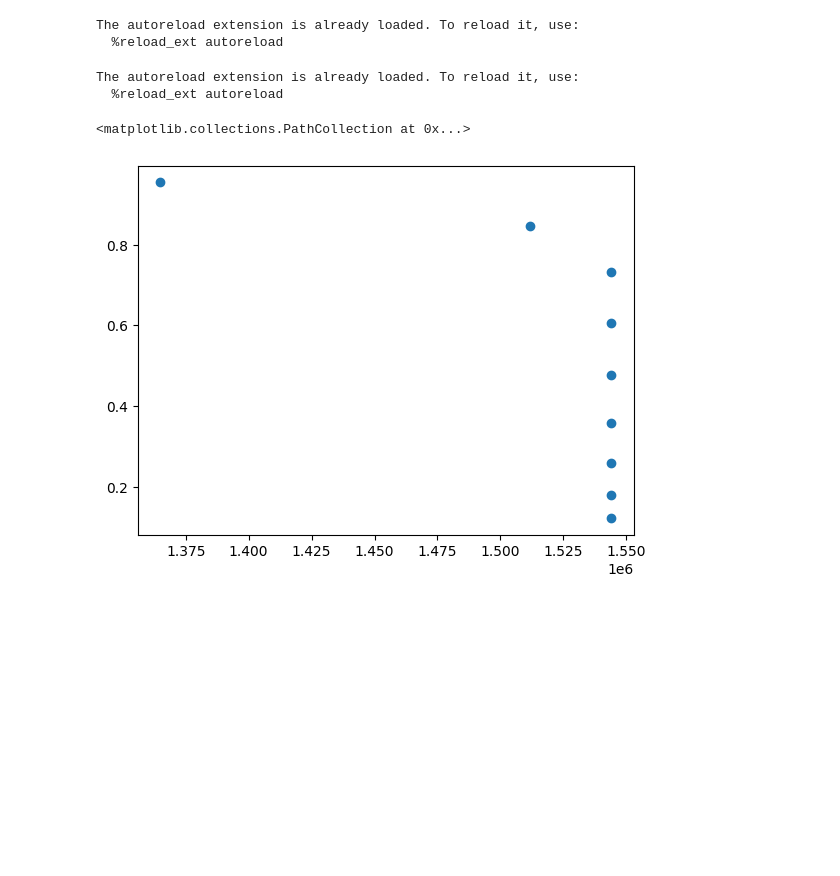
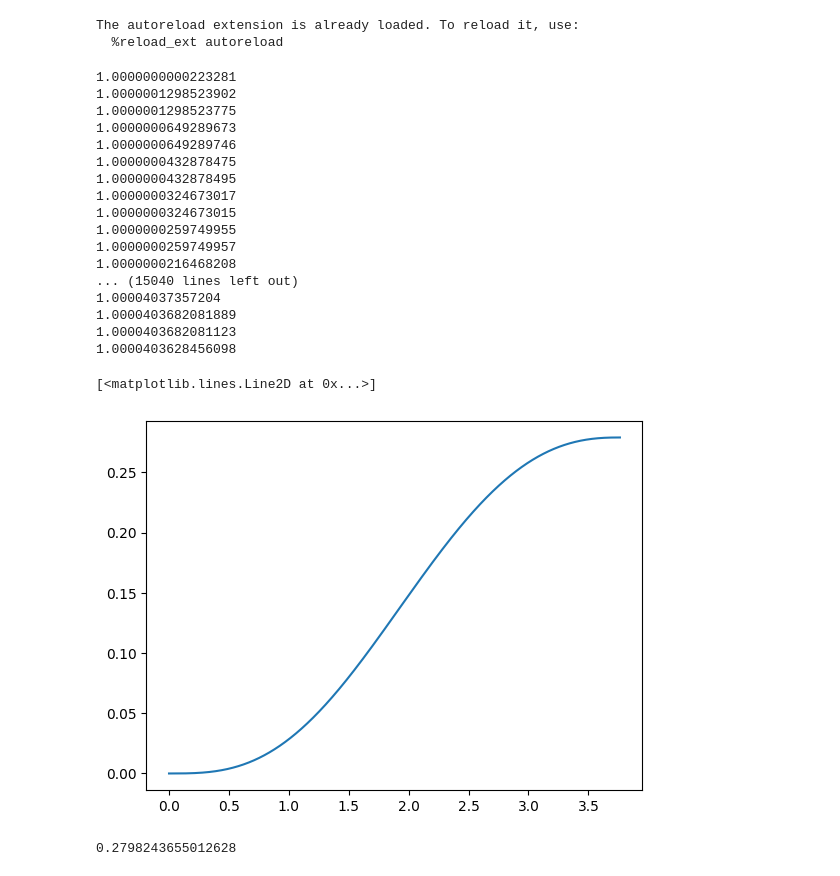
Before and after one commit to yttcari/FYP, a Jupyter notebook: main.ipynb, the cells around one changed output. Cells and saved outputs as stored; diff of their text form; code cells hidden in the pictures; blank space fills up the shorter version.

```diff
--- a/main.ipynb
+++ b/main.ipynb
@@ -14,58 +14,53 @@ M_SOLAR = 6.95e33
 # %%
 rhoc_scaled = 1e6
-Ye = 1
+Ye = 0.5
 
 wd1 = WhiteDwarf(Ye=Ye, rhoc_scaled=rhoc_scaled)
 
 # Initial conditions
 r = 1e-10
 state = np.array([rhoc_scaled, 0]) # [density, mass]
-dr = 0.001
+dr = 1e-3
 
 R_history = []
 M_history = []
 rho_history = []
 
-while state[0] > 0 and r < 2.0:
+while state[0] > 1e-10:
     R_history.append(r)
     rho_history.append(state[0])
     M_history.append(state[1])
 
     state = rk4(wd1.get_derivative, dr=dr, rb=r, state=state)
 
     r += dr
 
 R_history = np.array(R_history)
 M_history = np.array(M_history)
 rho_history = np.array(rho_history)
+
+plt.plot(R_history, M_history)
 # %% [output]
-The autoreload extension is already loaded. To reload it, use:
-  %reload_ext autoreload
+1.0000000000223281
+1.0000001298523902
+1.0000001298523775
+1.0000000649289673
+1.0000000649289746
+1.0000000432878475
+1.0000000432878495
+1.0000000324673017
+1.0000000324673015
+1.0000000259749955
+1.0000000259749957
+1.0000000216468208
+... (15040 lines left out)
+1.00004037357204
+1.0000403682081889
+1.0000403682081123
+1.0000403628456098
+[<matplotlib.lines.Line2D at 0x...>]
+[figure, added]
-# %%
-M = []
-R = []
-
-rhoc_scaled = np.logspace(-1, 1, 10)
-for rhoc in tqdm(rhoc_scaled):
-
-    wd1 = WhiteDwarf(Ye=Ye, rhoc_scaled=rhoc_scaled)
-
-    # Initial conditions
-    r = 1e-10
-    state = np.array([rhoc, 0]) # [density, mass]
-
-    while state[0] > 0 and r < 2.0:
-        state = rk4(wd1.get_derivative, dr=dr, rb=r, state=state)
-
-        r += dr
-
-    R.append(r)
-    M.append(state[1])
-
-R = np.array(R)
-M = np.array(M)
-
-plt.scatter(R * wd1.R0 / 1000, M * wd1.M0 / M_SOLAR)
-# %% [output]
-<matplotlib.collections.PathCollection at 0x...>
-[figure, removed]
+# %%
+M_history[-1]
+# %% [output]
+0.2798243655012628
```
Also changed, not shown: parts of 3 cells of this notebook, 1 other file.
